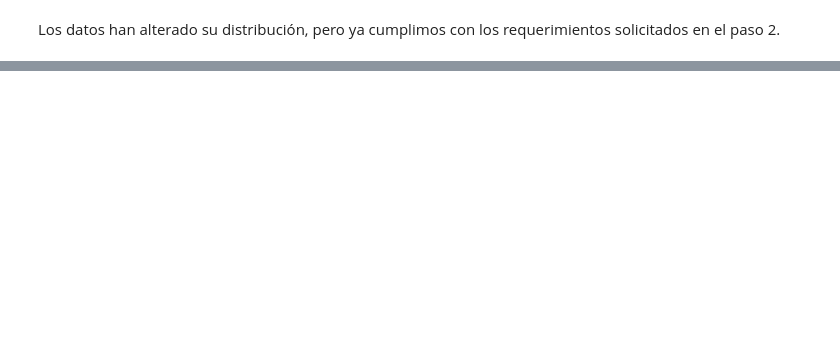
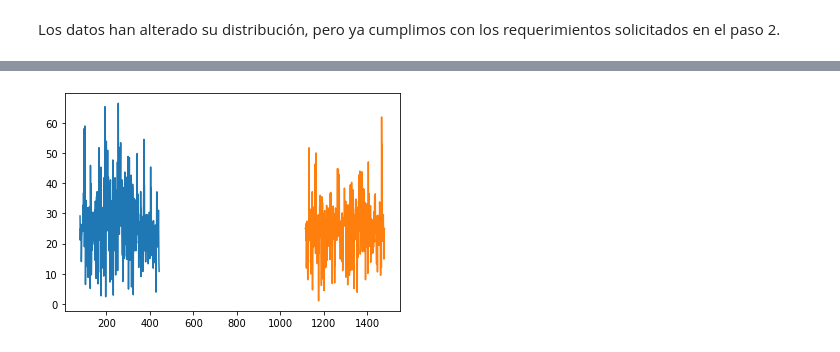
Before and after one commit to homosapienssapiens/feature-engineering, a Jupyter notebook: Final project.ipynb, the cells around one changed output, grey strips where cells are left out. Saved outputs shown, nothing was run; the diff lists cells and outputs as text; code cells hidden in the pictures; blank space fills up the shorter version.

```diff
--- a/Final project.ipynb
+++ b/Final project.ipynb
@@ -177,0 +425,4 @@ Los datos han alterado su distribución, pero ya cumplimos con los requerimiento
+# %%
+x2365 = shapelet(dffull['data_x2'], 365)
+# %% [output]
+[figure, added]
```
Also changed, not shown: parts of 116 cells of this notebook.
